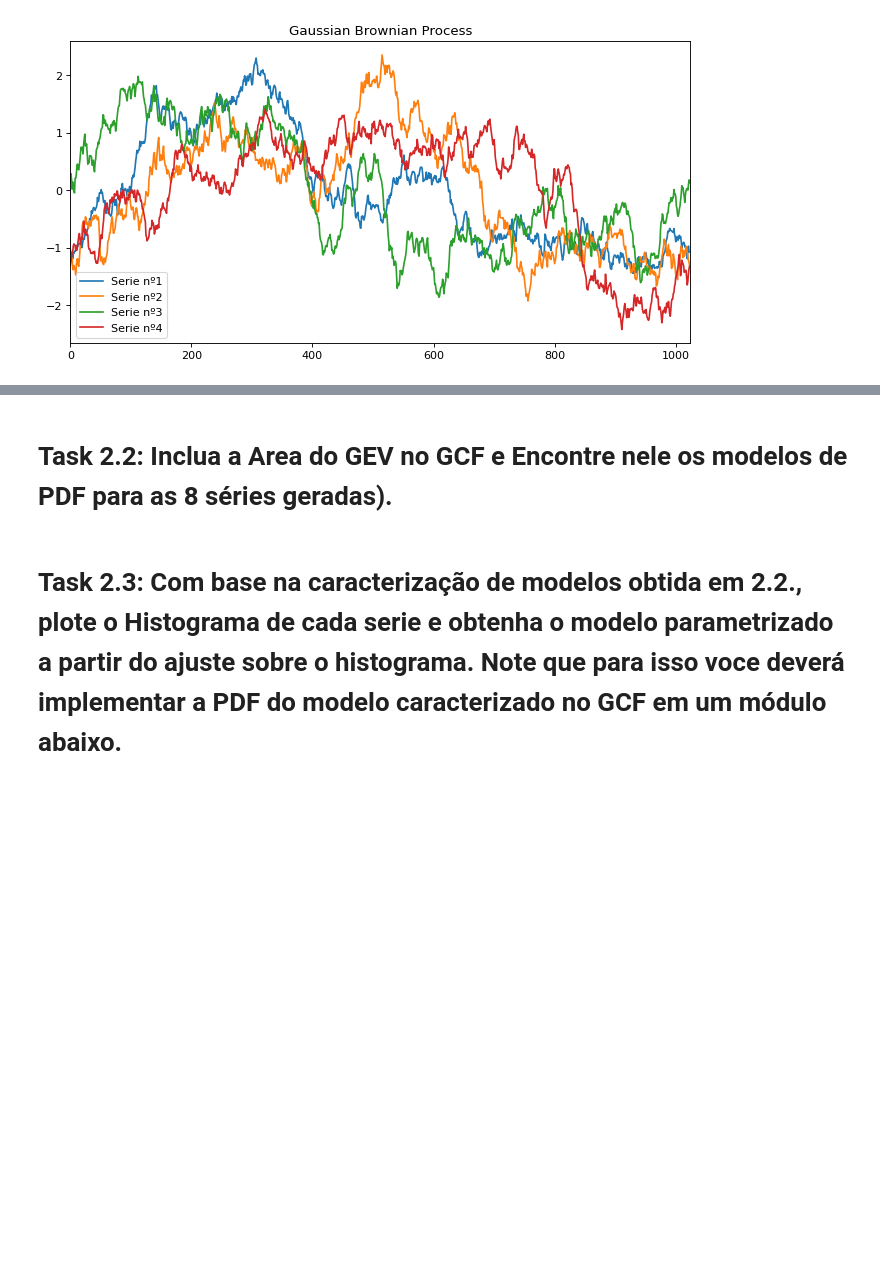
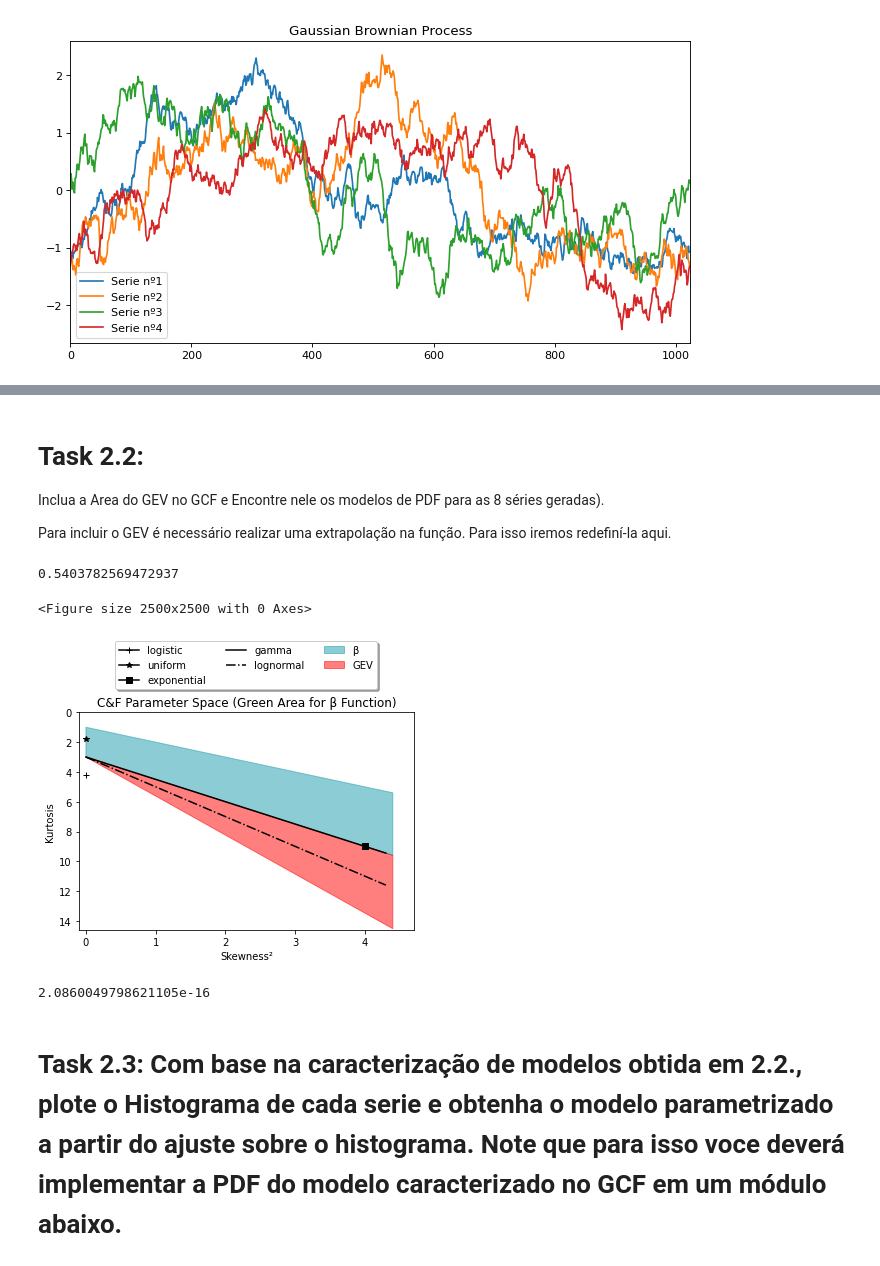
Before and after one commit to barauna-lo/Computational_Statistics, a Jupyter notebook: HandsOn_10/CAP417_HandsOn10_Barauna.ipynb, the cells around one changed output, grey strips where cells are left out. Drawn from its saved outputs; the diff is of its cells as text; code cells hidden in the pictures; blank space fills up the shorter version.

```diff
--- a/HandsOn_10/CAP417_HandsOn10_Barauna.ipynb
+++ b/HandsOn_10/CAP417_HandsOn10_Barauna.ipynb
@@ -262,14 +308,3 @@ def getCFparams(slist):
     df['skewness'][i] = s*s
     df['kurtosis'][i] = kurtosis(slist[i])+3
   return df
-# %%
-endoParams = getCFparams(endoList)
-exoParams = getCFparams(exoList)
-
-def main():
-    maxIndex = np.argmax(endoParams['kurtosis'])
-    #cullenfrey(A, [-99,-99], [-99,-99])
-    cullenfrey(endoList[maxIndex], endoParams, exoParams)
-
-    plt.show()
-main()
@@ -342,4 +365,11 @@ from google.colab import files
 !gdown --id 1HuCXmgk2tKq4Bo6Uvl3m2-Bwhn2cLvgg
 !gdown --id 1STW2t3V3MqJM9epEHje0eNZATSTjQrSL
 # %% [markdown]
-# Task 2.2: Inclua a Area do GEV no GCF e Encontre nele os modelos de PDF para as 8 séries geradas).
+# Task 2.2:
+Inclua a Area do GEV no GCF e Encontre nele os modelos de PDF para as 8 séries geradas).
+
+Para incluir o GEV é necessário realizar uma extrapolação na função. Para isso iremos redefiní-la aqui.
+# %%
+skew(noise['0'])
+# %% [output]
+0.5403782569472937
@@ -346,2 +442,11 @@ from google.colab import files
+# %%
+cullenfreyGEV(noise['0'], endoParams, exoParams)
+# %% [output]
+<Figure size 2500x2500 with 0 Axes>
+[figure, added]
+# %%
+np.mean(noise['0']
+# %% [output]
+2.0860049798621105e-16
 # %% [markdown]
 # Task 2.3: Com base na caracterização de modelos obtida em 2.2., plote o Histograma de cada serie e obtenha o modelo parametrizado a partir do ajuste sobre o histograma.  Note que para isso voce deverá implementar a PDF do modelo caracterizado no GCF em um módulo abaixo.
```
Also changed, not shown: parts of 11 cells of this notebook.
